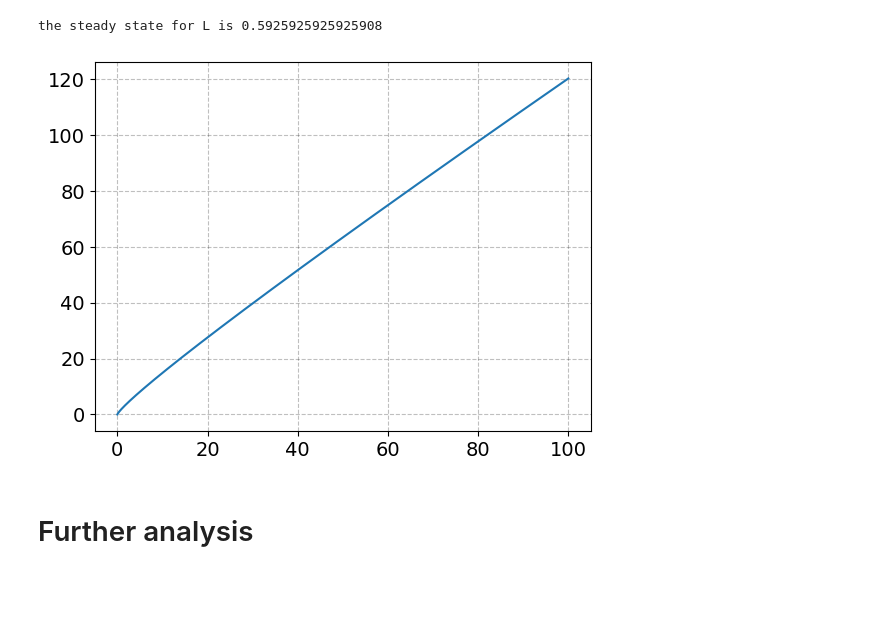
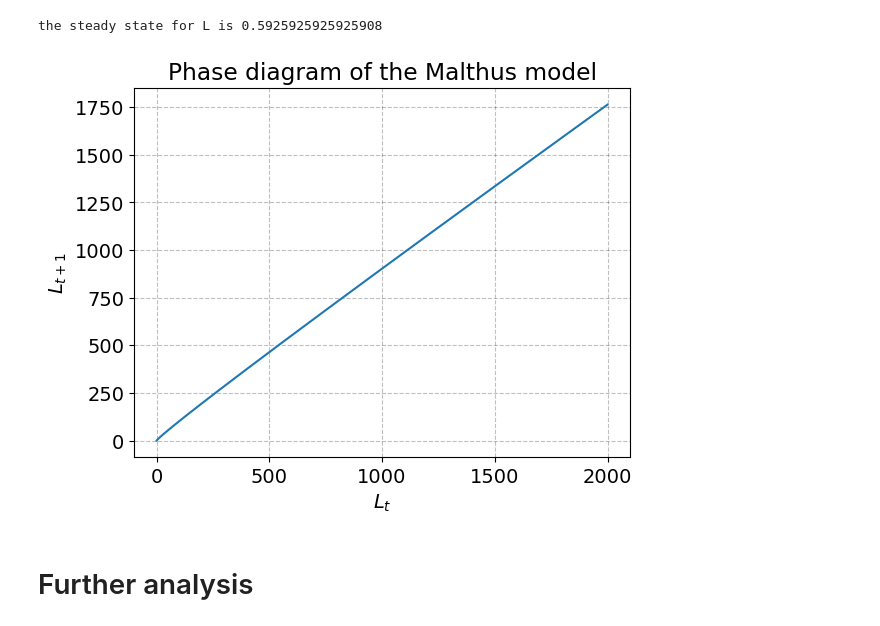
Before and after one commit to NumEconCopenhagen/projects-2023-jos-p-og-tex, a Jupyter notebook: modelproject/modelproject.ipynb, the cells around one changed output. Cells and saved outputs as stored; diff of their text form; code cells hidden in the pictures; blank space fills up the shorter version.

```diff
--- a/modelproject/modelproject.ipynb
+++ b/modelproject/modelproject.ipynb
@@ -146,32 +194,36 @@ print('the steady state for L is',result.root)
 the steady state for L is 0.5925925925925908
 # %%
 # Number points
-N = 1000
+N = 100000
 
 # Max value of x1
-L_max = 100
+L_max = 2000
 
 # Create a vector x1 from 0 to x_max, with N values
 L_vec = np.linspace(0,L_max,N)
 
 # Create an empty vector to store values of L_t+1
 L2_vec = np.empty(N)
 
-def L_func(lss,A=1,X=3,eta=0.8,mu=0.05,alpha=0.33):
+def L_func(lss,A=1,X=2,eta=0.8,mu=0.2,alpha=0.33):
     return eta*lss**(1-alpha)*(A*X)**(alpha)+(1-mu)*lss
 
 # Fill out out the vector
 for i, lss in enumerate(L_vec):
     L2_vec[i] = L_func(lss)
 
 # a. create the figure
 fig = plt.figure()
 
 # b. plot
 ax = fig.add_subplot(1,1,1)
 ax.plot(L_vec,L2_vec);
+
+ax.set_title('Phase diagram of the Malthus model')
+ax.set_xlabel('$L_{t}$')
+ax.set_ylabel('$L_{t+1}$');
 # %% [output]
-[figure, old version]
+[figure, new version]
 # %% [markdown]
 # Further analysis
 # %% [markdown]
```
Also changed, not shown: parts of 10 cells of this notebook.
